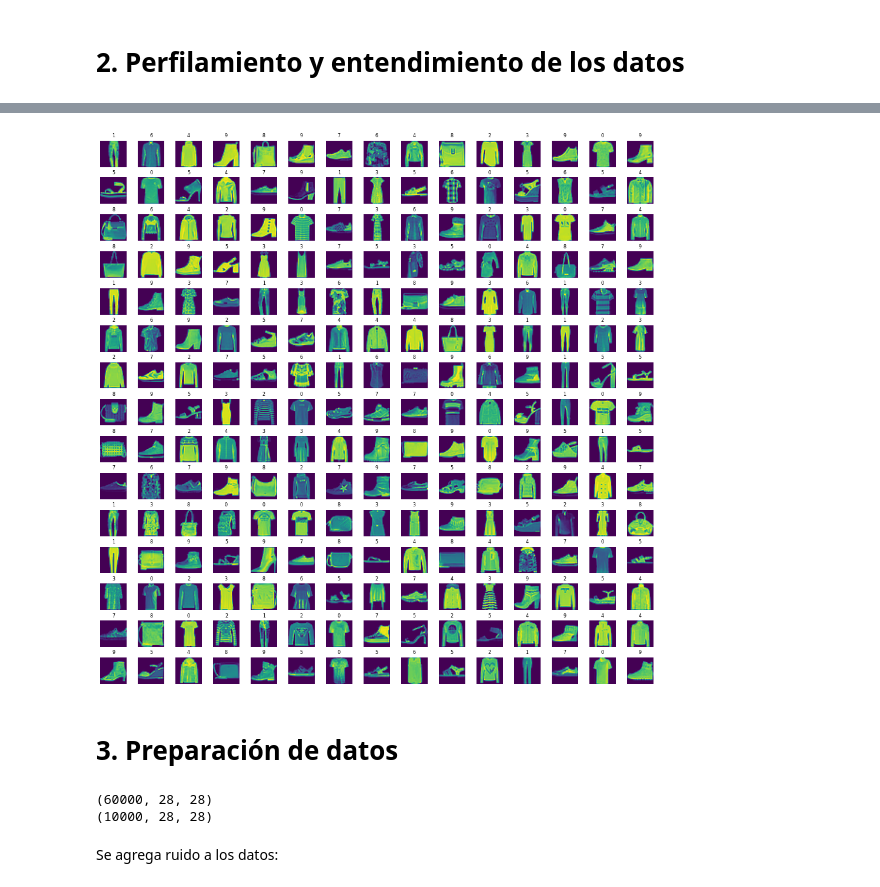
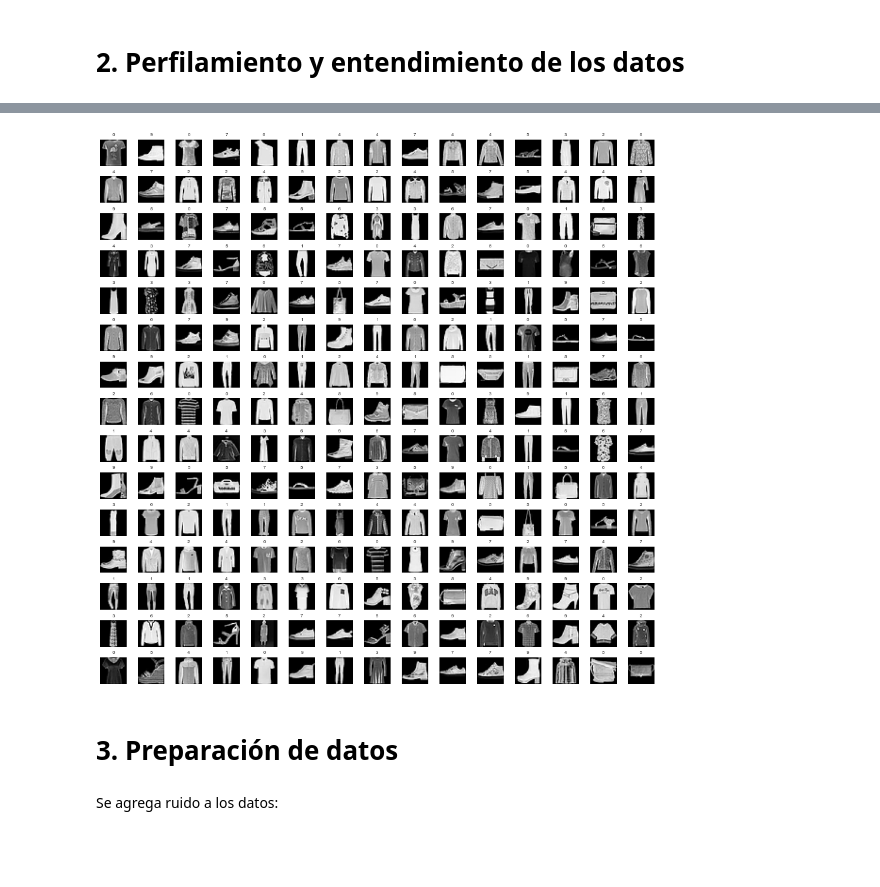
Before and after one commit to jjr2040/Machine-Learning-Techniques, a Jupyter notebook: Laboratorio 6/Laboratorio_VI_Juan.ipynb, the cells around one changed output, grey strips where cells are left out. Drawn from its saved outputs; the diff is of its cells as text; code cells hidden in the pictures; blank space fills up the shorter version.

```diff
--- a/Laboratorio 6/Laboratorio_VI_Juan.ipynb
+++ b/Laboratorio 6/Laboratorio_VI_Juan.ipynb
@@ -52,20 +104,20 @@ label
 # %%
 W_grid = 15
 L_grid = 15
 
 fig, axes = plt.subplots(L_grid, W_grid, figsize = (17,17))
 axes = axes.ravel() # flaten the 15 x 15 matrix into 225 array
 n_training = len(X_train) # get the length of the training dataset
 
 # Select a random number from 0 to n_training
 for i in np.arange(0, W_grid * L_grid):
     index = np.random.randint(0, n_training)
-    axes[i].imshow( X_train[index] )
+    axes[i].imshow( X_train[index], cmap='gray')
     axes[i].set_title(y_train[index], fontsize = 8)
     axes[i].axis('off')
 
 plt.subplots_adjust(hspace=0.4)
 # %% [output]
-[figure, old version]
+[figure, new version]
 # %% [markdown]
 # 3. Preparación de datos
@@ -75,6 +123,0 @@ X_test = X_test / 255
-# %%
-print(X_train.shape)
-print(X_test.shape)
-# %% [output]
-(60000, 28, 28)
-(10000, 28, 28)
```
Also changed, not shown: parts of 26 cells of this notebook.
